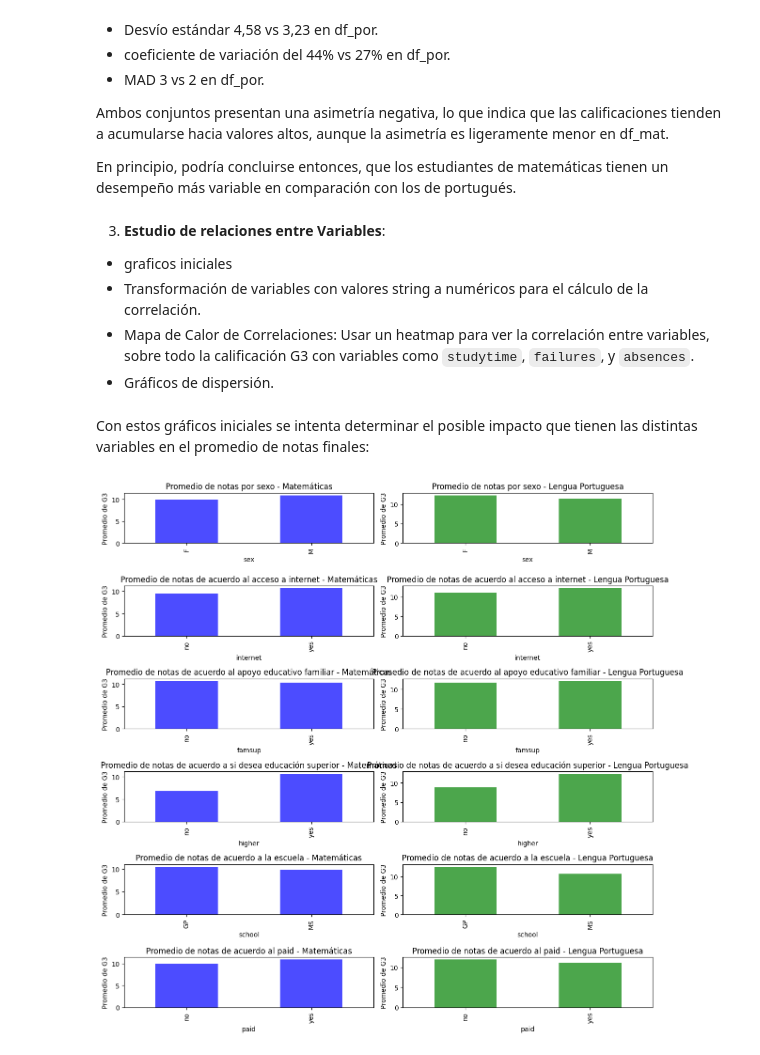
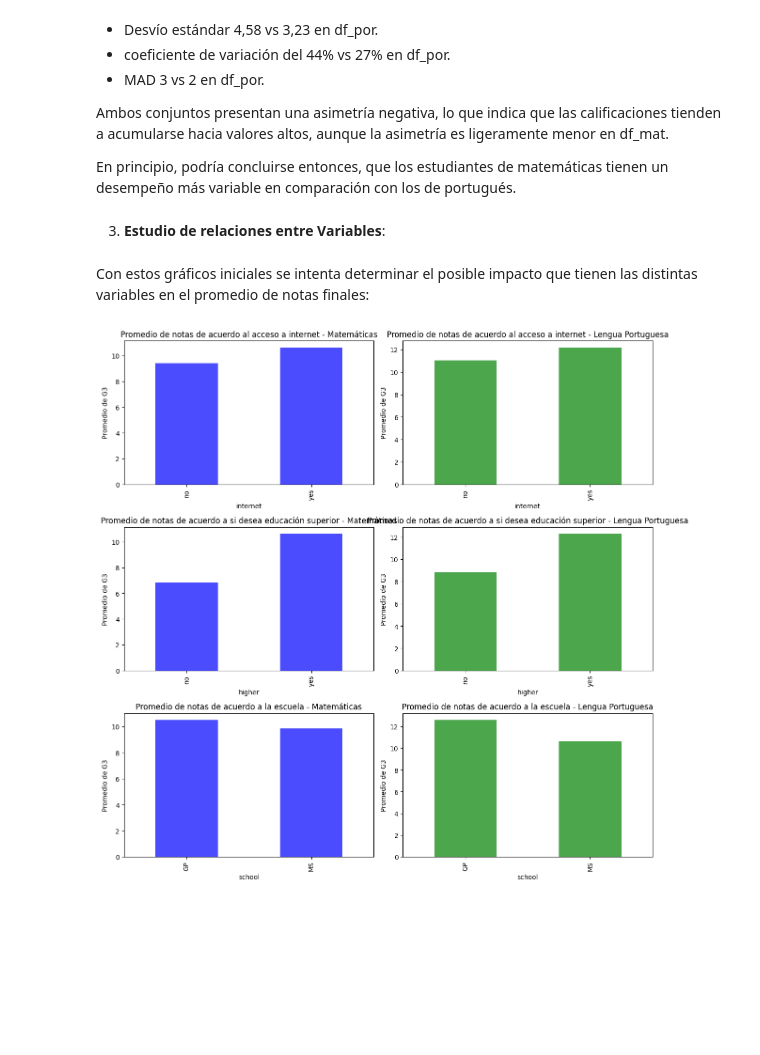
Before and after one commit to matkorussovich/entrega, a Jupyter notebook: notebooks/Student_Performance_Analysis.ipynb, the cells around one changed output. Drawn from its saved outputs; the diff is of its cells as text; code cells hidden in the pictures; blank space fills up the shorter version.

```diff
--- a/notebooks/Student_Performance_Analysis.ipynb
+++ b/notebooks/Student_Performance_Analysis.ipynb
@@ -699,56 +696,33 @@ Al comparar los resultados de G3 entre df_mat y df_por, se observa que la disper
 Ambos conjuntos presentan una asimetría negativa, lo que indica que las calificaciones tienden a acumularse hacia valores altos, aunque la asimetría es ligeramente menor en df_mat.
 
 En principio, podría concluirse entonces, que los estudiantes de matemáticas tienen un desempeño más variable en comparación con los de portugués.
-# %% [markdown]
-
-3. **Estudio de relaciones entre Variables**:
-- graficos iniciales
-- Transformación de variables con valores string a numéricos para el cálculo de la correlación.
-- Mapa de Calor de Correlaciones: Usar un heatmap para ver la correlación entre variables, sobre todo la calificación G3 con variables como `studytime`, `failures`, y `absences`.
-- Gráficos de dispersión.
+# %% [markdown]
+
+3. **Estudio de relaciones entre Variables**:
 # %% [markdown]
 Con estos gráficos iniciales se intenta determinar el posible impacto que tienen las distintas variables en el promedio de notas finales:
 # %%
-fig, axes = plt.subplots(nrows=6, ncols=2, figsize=(12, 12))
+fig, axes = plt.subplots(nrows=3, ncols=2, figsize=(12, 12))
 
-df_mat.groupby('sex')['G3'].mean().plot(kind='bar', color='blue', alpha=0.7, title='Promedio de notas por sexo - Matemáticas', ax=axes[0, 0])
+df_mat.groupby('internet')['G3'].mean().plot(kind='bar', color='blue', alpha=0.7, title='Promedio de notas de acuerdo al acceso a internet - Matemáticas', ax=axes[0, 0])
 axes[0, 0].set_ylabel('Promedio de G3')
 
-df_por.groupby('sex')['G3'].mean().plot(kind='bar', color='green', alpha=0.7, title='Promedio de notas por sexo - Lengua Portuguesa', ax=axes[0, 1])
+df_por.groupby('internet')['G3'].mean().plot(kind='bar', color='green', alpha=0.7, title='Promedio de notas de acuerdo al acceso a internet - Lengua Portuguesa', ax=axes[0, 1])
 axes[0, 1].set_ylabel('Promedio de G3')
 
-df_mat.groupby('internet')['G3'].mean().plot(kind='bar', color='blue', alpha=0.7, title='Promedio de notas de acuerdo al acceso a internet - Matemáticas', ax=axes[1, 0])
+df_mat.groupby('higher')['G3'].mean().plot(kind='bar', color='blue', alpha=0.7, title='Promedio de notas de acuerdo a si desea educación superior - Matemáticas', ax=axes[1, 0])
 axes[1, 0].set_ylabel('Promedio de G3')
 
-df_por.groupby('internet')['G3'].mean().plot(kind='bar', color='green', alpha=0.7, title='Promedio de notas de acuerdo al acceso a internet - Lengua Portuguesa', ax=axes[1, 1])
+df_por.groupby('higher')['G3'].mean().plot(kind='bar', color='green', alpha=0.7, title='Promedio de notas de acuerdo a si desea educación superior - Lengua Portuguesa', ax=axes[1, 1])
 axes[1, 1].set_ylabel('Promedio de G3')
 
-df_mat.groupby('famsup')['G3'].mean().plot(kind='bar', color='blue', alpha=0.7, title='Promedio de notas de acuerdo al apoyo educativo familiar - Matemáticas', ax=axes[2, 0])
+df_mat.groupby('school')['G3'].mean().plot(kind='bar', color='blue', alpha=0.7, title='Promedio de notas de acuerdo a la escuela - Matemáticas', ax=axes[2, 0])
 axes[2, 0].set_ylabel('Promedio de G3')
 
-df_por.groupby('famsup')['G3'].mean().plot(kind='bar', color='green', alpha=0.7, title='Promedio de notas de acuerdo al apoyo educativo familiar - Lengua Portuguesa', ax=axes[2, 1])
+df_por.groupby('school')['G3'].mean().plot(kind='bar', color='green', alpha=0.7, title='Promedio de notas de acuerdo a la escuela - Lengua Portuguesa', ax=axes[2, 1])
 axes[2, 1].set_ylabel('Promedio de G3')
 
-df_mat.groupby('higher')['G3'].mean().plot(kind='bar', color='blue', alpha=0.7, title='Promedio de notas de acuerdo a si desea educación superior - Matemáticas', ax=axes[3, 0])
-axes[3, 0].set_ylabel('Promedio de G3')
-
-df_por.groupby('higher')['G3'].mean().plot(kind='bar', color='green', alpha=0.7, title='Promedio de notas de acuerdo a si desea educación superior - Lengua Portuguesa', ax=axes[3, 1])
-axes[3, 1].set_ylabel('Promedio de G3')
-
-df_mat.groupby('school')['G3'].mean().plot(kind='bar', color='blue', alpha=0.7, title='Promedio de notas de acuerdo a la escuela - Matemáticas', ax=axes[4, 0])
-axes[4, 0].set_ylabel('Promedio de G3')
-
-df_por.groupby('school')['G3'].mean().plot(kind='bar', color='green', alpha=0.7, title='Promedio de notas de acuerdo a la escuela - Lengua Portuguesa', ax=axes[4, 1])
-axes[4, 1].set_ylabel('Promedio de G3')
-
-df_mat.groupby('paid')['G3'].mean().plot(kind='bar', color='blue', alpha=0.7, title='Promedio de notas de acuerdo al paid - Matemáticas', ax=axes[5, 0])
-axes[5, 0].set_ylabel('Promedio de G3')
-
-df_por.groupby('paid')['G3'].mean().plot(kind='bar', color='green', alpha=0.7, title='Promedio de notas de acuerdo al paid - Lengua Portuguesa', ax=axes[5, 1])
-axes[5, 1].set_ylabel('Promedio de G3')
-
-# Ajustar los espacios entre los gráficos
 plt.tight_layout()
 plt.show()
 # %% [output]
-[figure, old version]
+[figure, new version]
```
Also changed, not shown: parts of 19 cells of this notebook.
